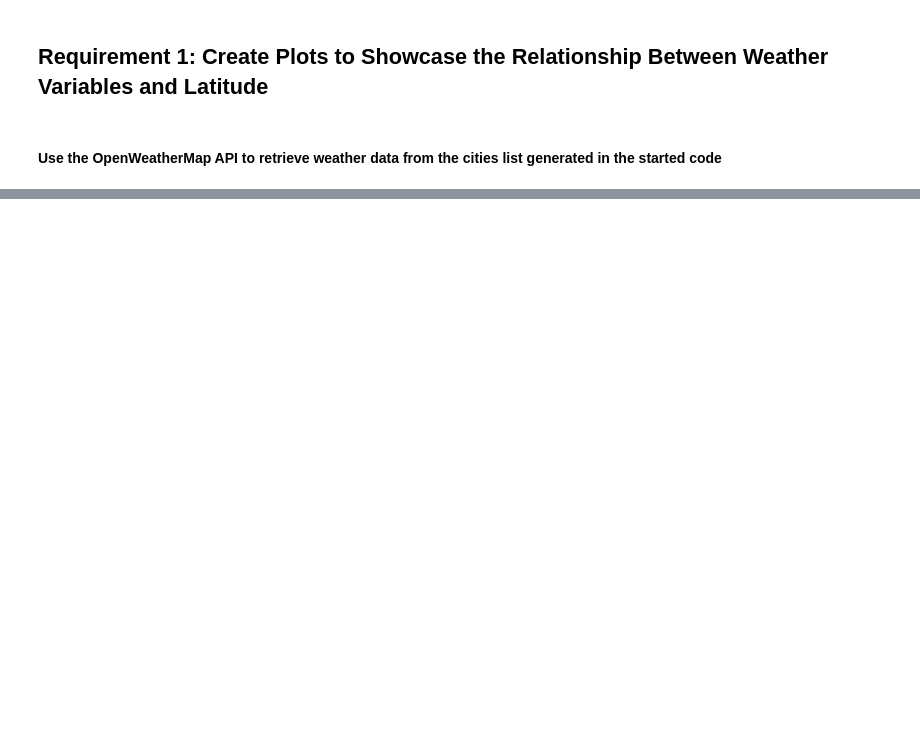
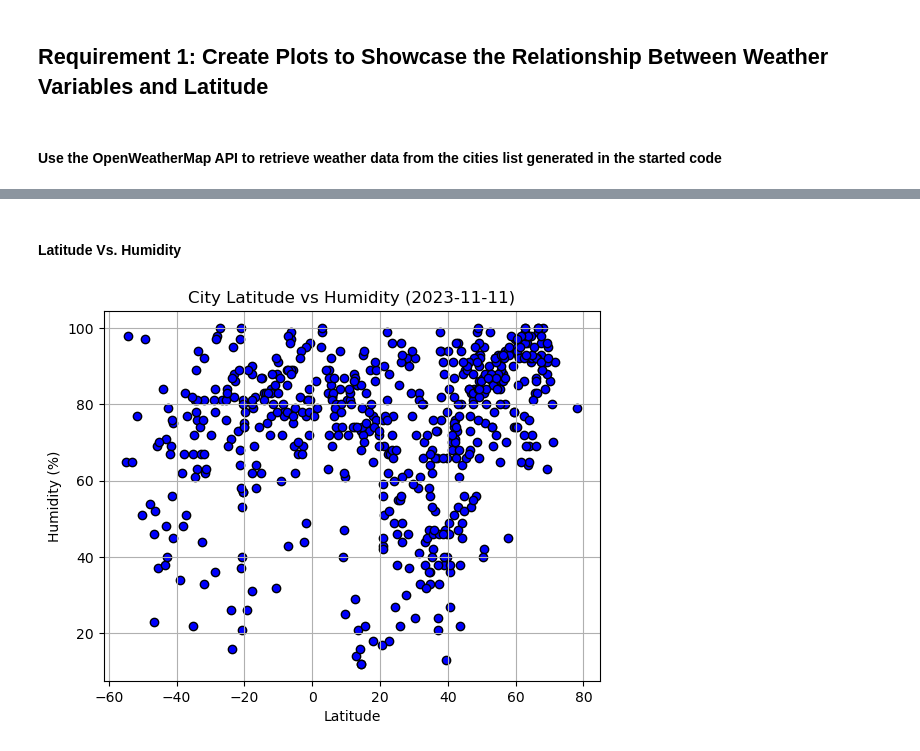
Before and after one commit to eferna1/python-api-challenge, a Jupyter notebook: WeatherPyEFM.ipynb, the cells around one changed output, grey strips where cells are left out. Saved outputs shown, nothing was run; the diff lists cells and outputs as text; code cells hidden in the pictures; blank space fills up the shorter version.

```diff
--- a/WeatherPyEFM.ipynb
+++ b/WeatherPyEFM.ipynb
@@ -139,0 +207,20 @@ Data Retrieval Complete
+# %% [markdown]
+#### Latitude Vs. Humidity
+# %%
+# Build scatter plot for latitude vs. temperature
+plt.scatter(city_data_df["Lat"],
+            city_data_df["Humidity"], color="blue", edgecolors="black")
+
+# Incorporate the other graph properties
+plt.title("City Latitude vs Humidity (2023-11-11)")
+plt.xlabel("Latitude")
+plt.ylabel("Humidity (%)")
+plt.grid(True)
+
+# Save the figure
+plt.savefig("output_data/Fig2.png")
+
+# Show plot
+plt.show()
+# %% [output]
+[figure, added]
```
Also changed, not shown: parts of 32 cells of this notebook.
